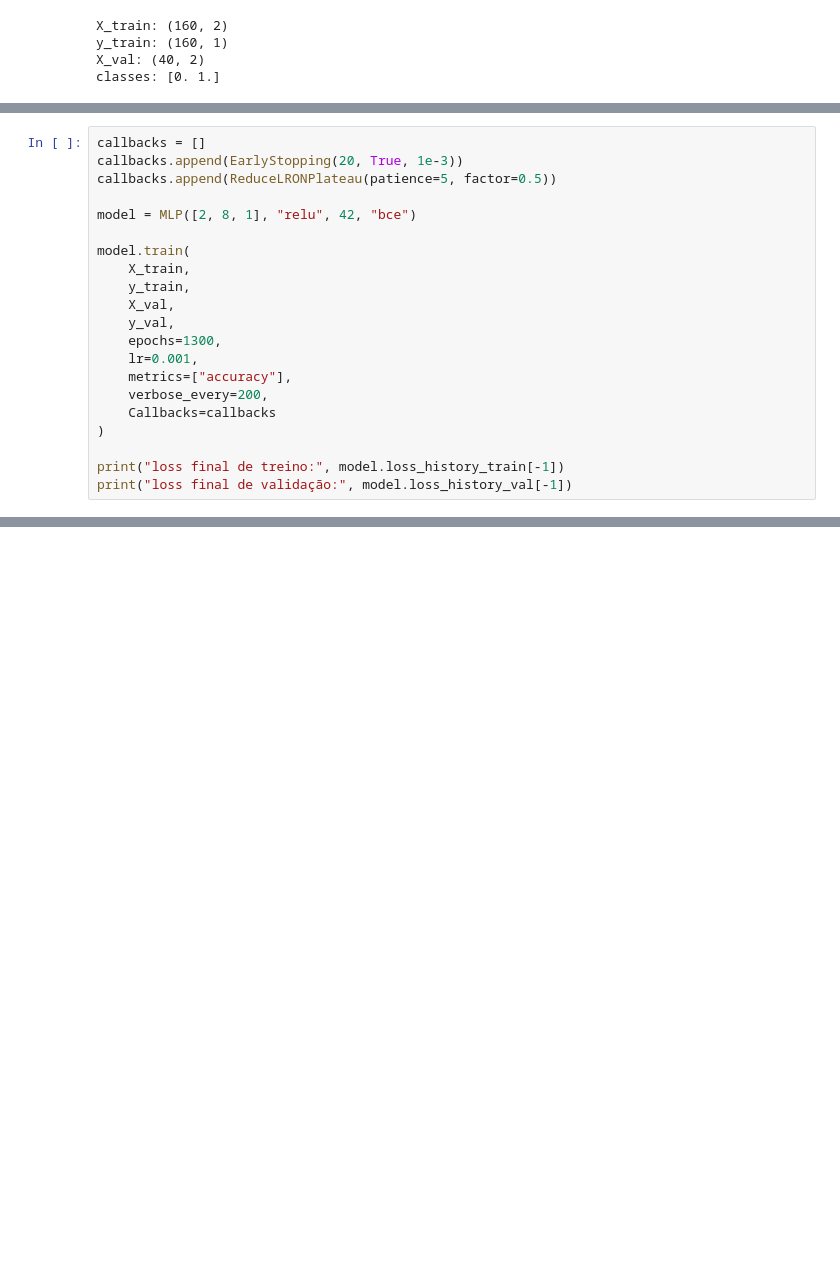
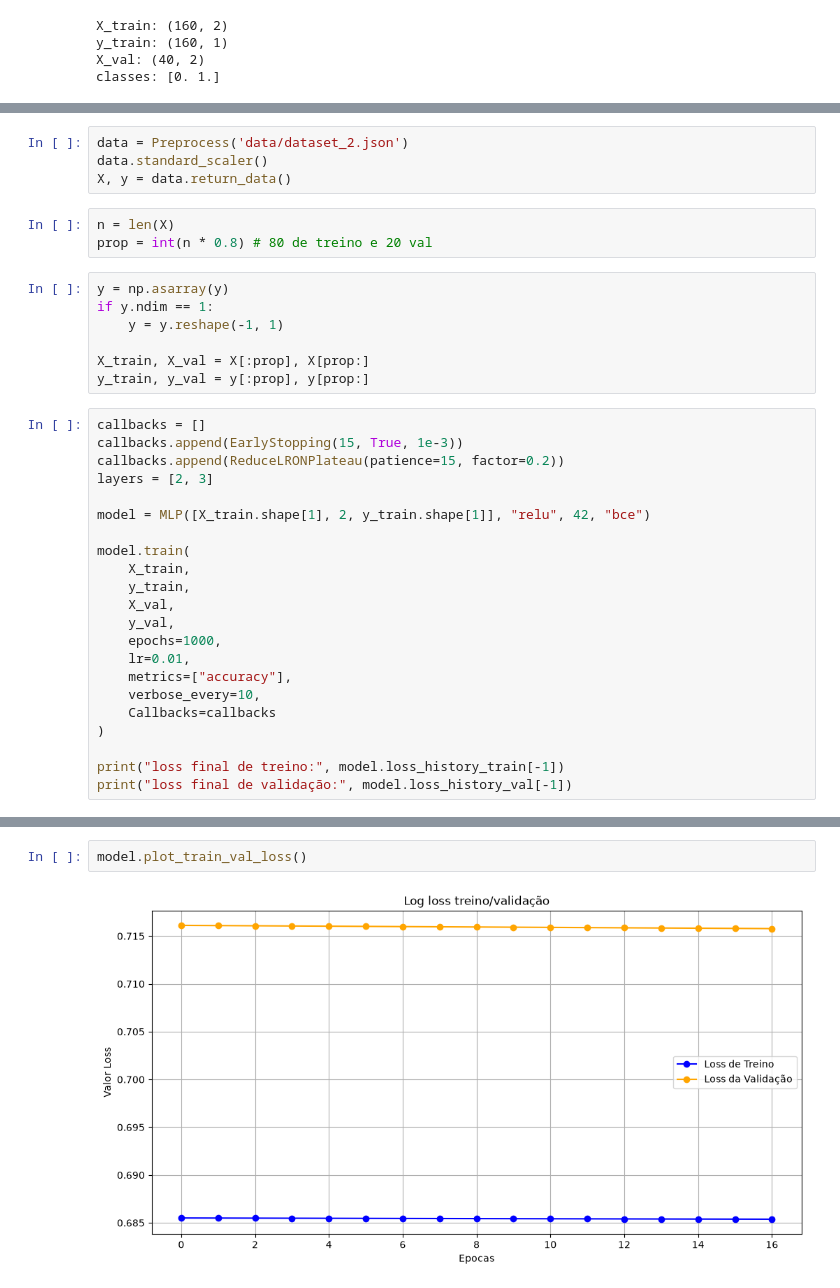
Before and after one commit to gfrone/MultiLayerPerceptron-in-Python-Using-Numpy, a Jupyter notebook: test.ipynb, the cells around one changed output, grey strips where cells are left out. Cells and saved outputs as stored; diff of their text form; blank space fills up the shorter version.

```diff
--- a/test.ipynb
+++ b/test.ipynb
@@ -27,19 +29,34 @@ classes: [0. 1.]
+# %%
+data = Preprocess('data/dataset_2.json')
+data.standard_scaler()
+X, y = data.return_data()
+# %%
+n = len(X)
+prop = int(n * 0.8) # 80 de treino e 20 val
+# %%
+y = np.asarray(y)
+if y.ndim == 1:
+    y = y.reshape(-1, 1)
+
+X_train, X_val = X[:prop], X[prop:]
+y_train, y_val = y[:prop], y[prop:]
 # %%
 callbacks = []
-callbacks.append(EarlyStopping(20, True, 1e-3))
-callbacks.append(ReduceLRONPlateau(patience=5, factor=0.5))
+callbacks.append(EarlyStopping(15, True, 1e-3))
+callbacks.append(ReduceLRONPlateau(patience=15, factor=0.2))
+layers = [2, 3]
 
-model = MLP([2, 8, 1], "relu", 42, "bce")
+model = MLP([X_train.shape[1], 2, y_train.shape[1]], "relu", 42, "bce")
 
 model.train(
     X_train,
     y_train,
     X_val,
     y_val,
-    epochs=1300,
-    lr=0.001,
+    epochs=1000,
+    lr=0.01,
     metrics=["accuracy"],
-    verbose_every=200,
+    verbose_every=10,
     Callbacks=callbacks
 )
 
@@ -56,0 +83,4 @@ loss final de validação: 0.822147637740408
+# %%
+model.plot_train_val_loss()
+# %% [output]
+[figure, added]
```
Also changed, not shown: parts of 3 cells of this notebook, 2 other files.
